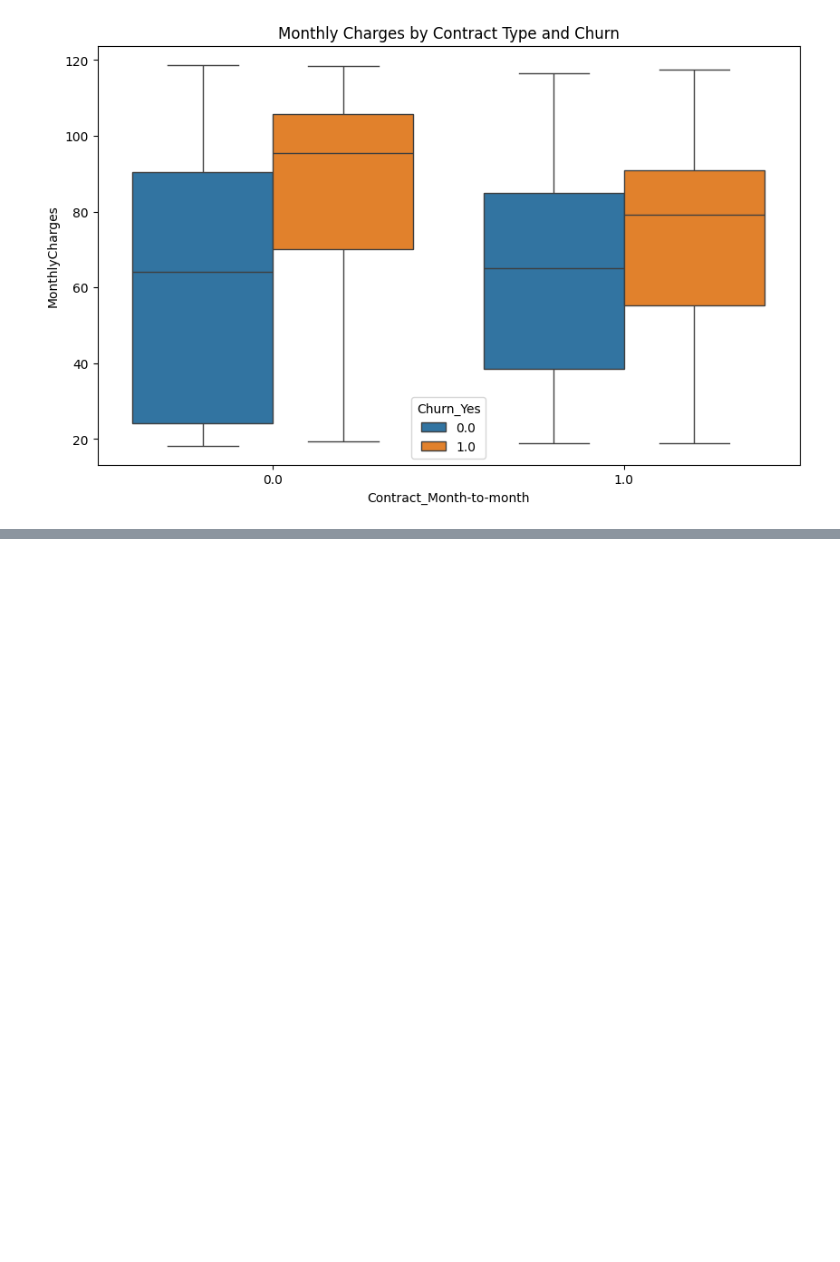
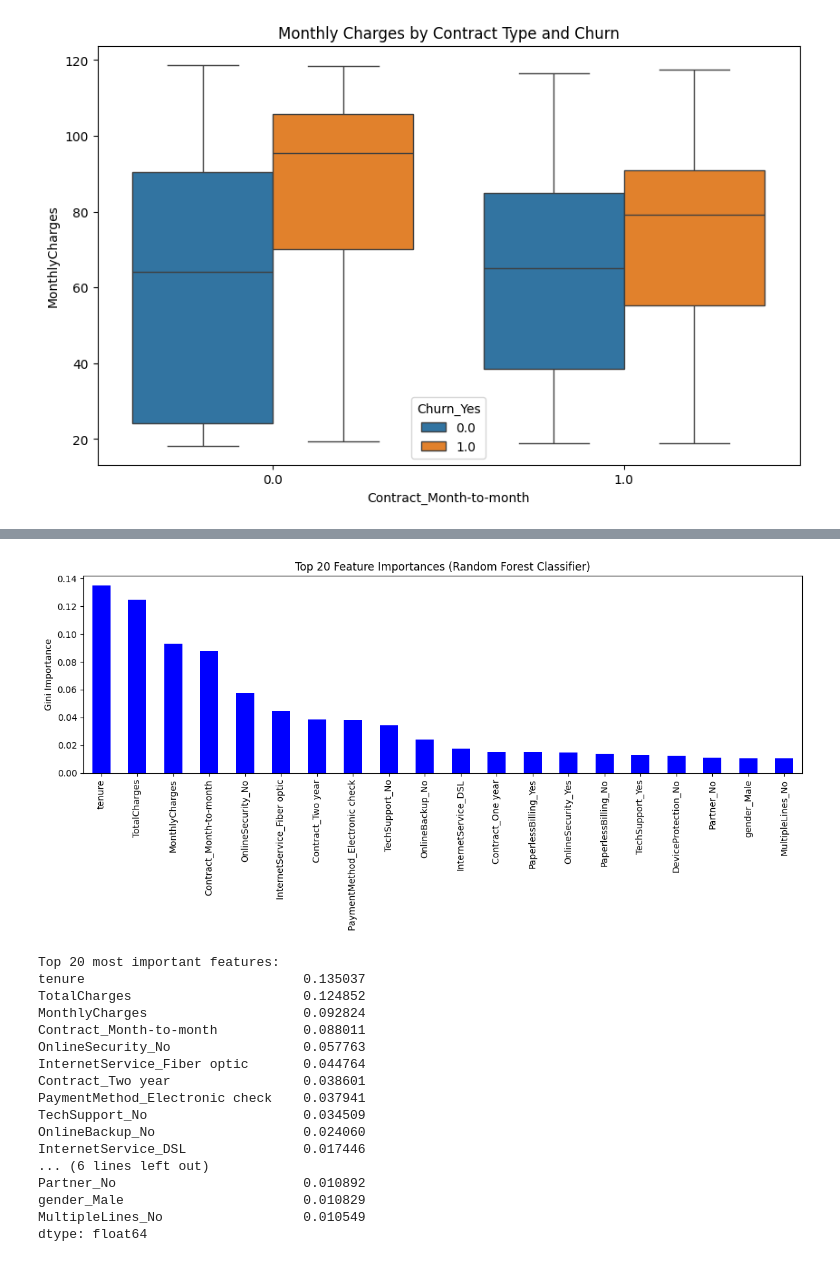
Before and after one commit to zkontor/TelecomsPredict, a Jupyter notebook: Data/DataCleaning.ipynb, the cells around one changed output, grey strips where cells are left out. Drawn from its saved outputs; the diff is of its cells as text; code cells hidden in the pictures; blank space fills up the shorter version.

```diff
--- a/Data/DataCleaning.ipynb
+++ b/Data/DataCleaning.ipynb
@@ -310,0 +397,48 @@ dtype: float64
+# %%
+from sklearn.model_selection import train_test_split
+from sklearn.ensemble import RandomForestClassifier
+
+y = df2[['Churn_Yes']]
+X = df2.drop(columns=['Churn_Yes', 'Churn_No'])
+
+X_train, X_test, y_train, y_test = train_test_split(X, y, test_size=0.2, random_state=42)
+
+# Scaling the data
+X_train_scaled = StandScaler.fit_transform(X_train)
+X_test_scaled = StandScaler.transform(X_test)
+
+
+
+forest = RandomForestClassifier(n_estimators=100, random_state=42, max_depth=10)
+forest.fit(X_train_scaled, y_train)
+
+# Check and plot feature importances:
+importances = pd.Series(forest.feature_importances_, index=X.columns)
+top_20 = importances.sort_values(ascending=False).head(20)
+top_20.plot(kind='bar', figsize=(12,6), color='Blue')
+plt.title("Top 20 Feature Importances (Random Forest Classifier)")
+plt.ylabel("Gini Importance")
+plt.tight_layout()
+plt.show()
+
+print("Top 20 most important features:")
+print(top_20)
+# %% [output]
+[figure, added]
+Top 20 most important features:
+tenure                            0.135037
+TotalCharges                      0.124852
+MonthlyCharges                    0.092824
+Contract_Month-to-month           0.088011
+OnlineSecurity_No                 0.057763
+InternetService_Fiber optic       0.044764
+Contract_Two year                 0.038601
+PaymentMethod_Electronic check    0.037941
+TechSupport_No                    0.034509
+OnlineBackup_No                   0.024060
+InternetService_DSL               0.017446
+... (6 lines left out)
+Partner_No                        0.010892
+gender_Male                       0.010829
+MultipleLines_No                  0.010549
+dtype: float64
```
Also changed, not shown: parts of 9 cells of this notebook.
